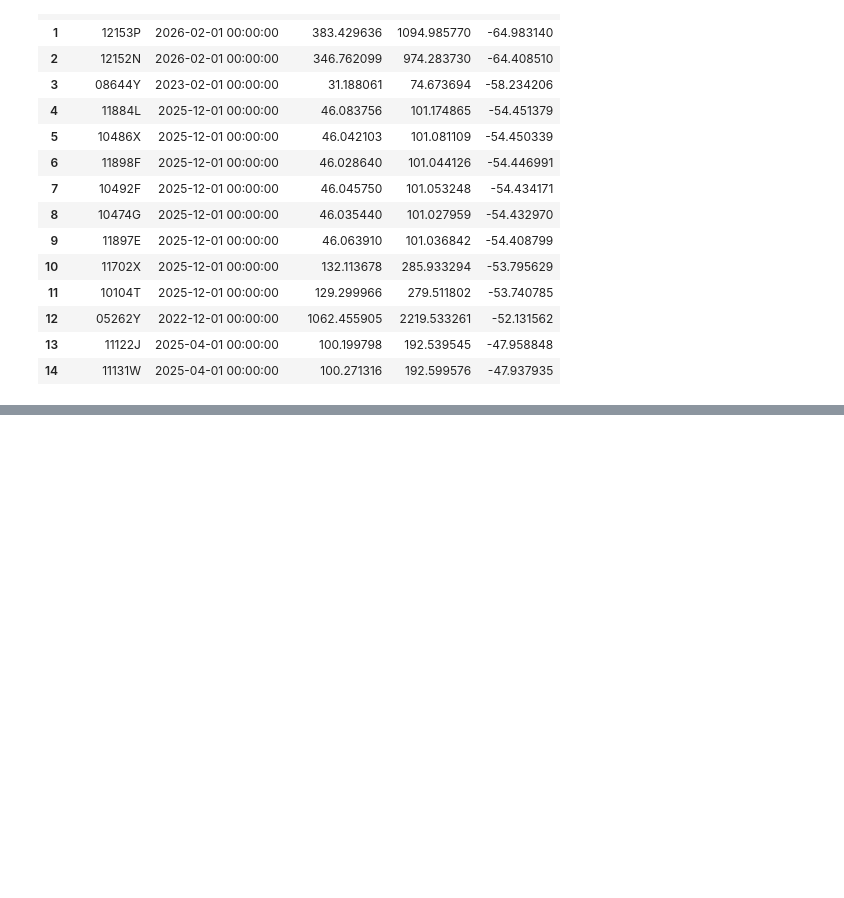
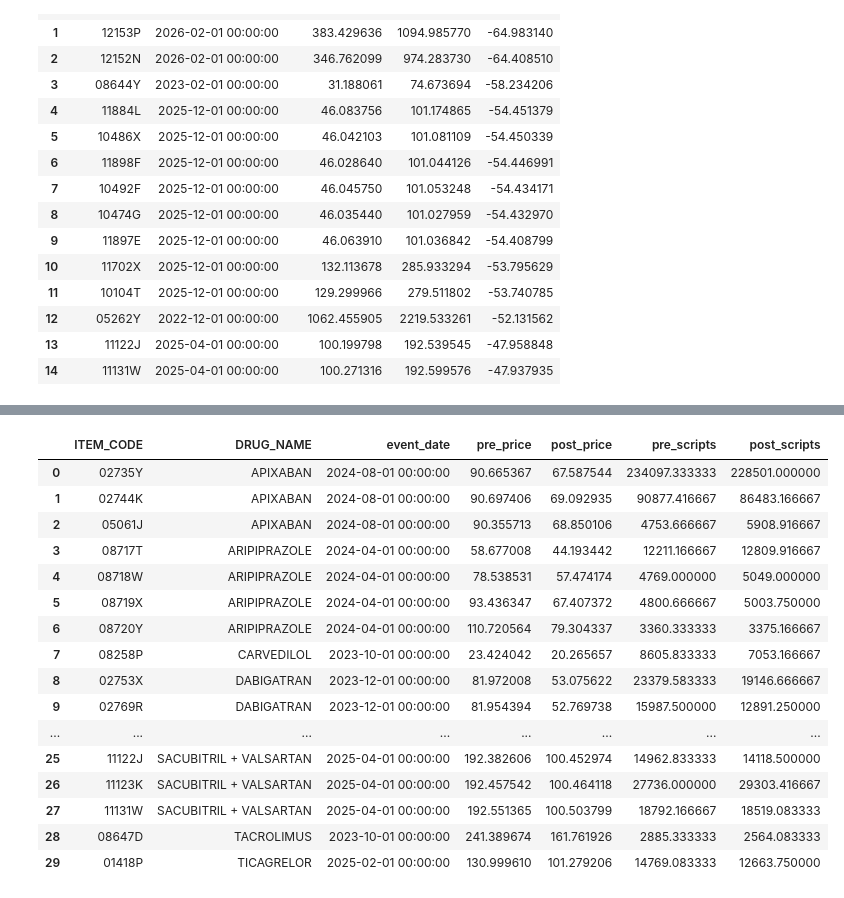
Before and after one commit to aryakamat01-sketch/pbs-generic-erosion, a Jupyter notebook: pbs_generic_erosion.ipynb, the cells around one changed output, grey strips where cells are left out. Drawn from its saved outputs; the diff is of its cells as text; code cells hidden in the pictures; blank space fills up the shorter version.

Commit message:
add SQL event window analysis

```diff
--- a/pbs_generic_erosion.ipynb
+++ b/pbs_generic_erosion.ipynb
@@ -872,0 +968,68 @@ pd.read_sql(q_change, conn)
+# %%
+q_prepost = """
+WITH monthly AS (
+    SELECT ITEM_CODE, date,
+           SUM(PRESCRIPTIONS) AS scripts,
+           SUM(TOTAL_COST) / SUM(PRESCRIPTIONS) AS cost_per_script
+    FROM dispensing
+    GROUP BY ITEM_CODE, date
+),
+candidates AS (
+    SELECT ITEM_CODE FROM monthly
+    GROUP BY ITEM_CODE
+    HAVING COUNT(DISTINCT date) = 48 AND SUM(scripts) > 100000
+),
+changes AS (
+    SELECT m.ITEM_CODE, m.date,
+           (m.cost_per_script - LAG(m.cost_per_script)
+                OVER (PARTITION BY m.ITEM_CODE ORDER BY m.date))
+           / LAG(m.cost_per_script)
+                OVER (PARTITION BY m.ITEM_CODE ORDER BY m.date) * 100 AS pct_change
+    FROM monthly m
+    JOIN candidates c ON m.ITEM_CODE = c.ITEM_CODE
+),
+events AS (
+    SELECT ITEM_CODE, date AS event_date,
+           ROW_NUMBER() OVER (PARTITION BY ITEM_CODE ORDER BY pct_change) AS rn
+    FROM changes
+    WHERE pct_change IS NOT NULL AND pct_change < -15
+)
+SELECT
+    e.ITEM_CODE,
+    dm.DRUG_NAME,
+    e.event_date,
+    AVG(CASE WHEN m.date <  e.event_date THEN m.cost_per_script END) AS pre_price,
+    AVG(CASE WHEN m.date >= e.event_date THEN m.cost_per_script END) AS post_price,
+    AVG(CASE WHEN m.date <  e.event_date THEN m.scripts END)         AS pre_scripts,
+    AVG(CASE WHEN m.date >= e.event_date THEN m.scripts END)         AS post_scripts
+FROM events e
+JOIN monthly m
+  ON m.ITEM_CODE = e.ITEM_CODE
+ AND m.date >= DATE(e.event_date, '-12 months')
+ AND m.date <  DATE(e.event_date, '+12 months')
+LEFT JOIN drug_map dm ON dm.ITEM_CODE = e.ITEM_CODE
+WHERE e.rn = 1
+GROUP BY e.ITEM_CODE, dm.DRUG_NAME, e.event_date
+HAVING COUNT(*) = 24
+ORDER BY dm.DRUG_NAME
+"""
+
+pd.read_sql(q_prepost, conn)
+# %% [output]
+|  | ITEM_CODE | DRUG_NAME | event_date | pre_price | post_price | pre_scripts | post_scripts |
+| 0 | 02735Y | APIXABAN | 2024-08-01 00:00:00 | 90.665367 | 67.587544 | 234097.333333 | 228501.000000 |
+| 1 | 02744K | APIXABAN | 2024-08-01 00:00:00 | 90.697406 | 69.092935 | 90877.416667 | 86483.166667 |
+| 2 | 05061J | APIXABAN | 2024-08-01 00:00:00 | 90.355713 | 68.850106 | 4753.666667 | 5908.916667 |
+| 3 | 08717T | ARIPIPRAZOLE | 2024-04-01 00:00:00 | 58.677008 | 44.193442 | 12211.166667 | 12809.916667 |
+| 4 | 08718W | ARIPIPRAZOLE | 2024-04-01 00:00:00 | 78.538531 | 57.474174 | 4769.000000 | 5049.000000 |
+| 5 | 08719X | ARIPIPRAZOLE | 2024-04-01 00:00:00 | 93.436347 | 67.407372 | 4800.666667 | 5003.750000 |
+| 6 | 08720Y | ARIPIPRAZOLE | 2024-04-01 00:00:00 | 110.720564 | 79.304337 | 3360.333333 | 3375.166667 |
+| 7 | 08258P | CARVEDILOL | 2023-10-01 00:00:00 | 23.424042 | 20.265657 | 8605.833333 | 7053.166667 |
+| 8 | 02753X | DABIGATRAN | 2023-12-01 00:00:00 | 81.972008 | 53.075622 | 23379.583333 | 19146.666667 |
+| 9 | 02769R | DABIGATRAN | 2023-12-01 00:00:00 | 81.954394 | 52.769738 | 15987.500000 | 12891.250000 |
+| ... | ... | ... | ... | ... | ... | ... | ... |
+| 25 | 11122J | SACUBITRIL + VALSARTAN | 2025-04-01 00:00:00 | 192.382606 | 100.452974 | 14962.833333 | 14118.500000 |
+| 26 | 11123K | SACUBITRIL + VALSARTAN | 2025-04-01 00:00:00 | 192.457542 | 100.464118 | 27736.000000 | 29303.416667 |
+| 27 | 11131W | SACUBITRIL + VALSARTAN | 2025-04-01 00:00:00 | 192.551365 | 100.503799 | 18792.166667 | 18519.083333 |
+| 28 | 08647D | TACROLIMUS | 2023-10-01 00:00:00 | 241.389674 | 161.761926 | 2885.333333 | 2564.083333 |
+| 29 | 01418P | TICAGRELOR | 2025-02-01 00:00:00 | 130.999610 | 101.279206 | 14769.083333 | 12663.750000 |
```
Also changed, not shown: parts of 3 cells of this notebook.
